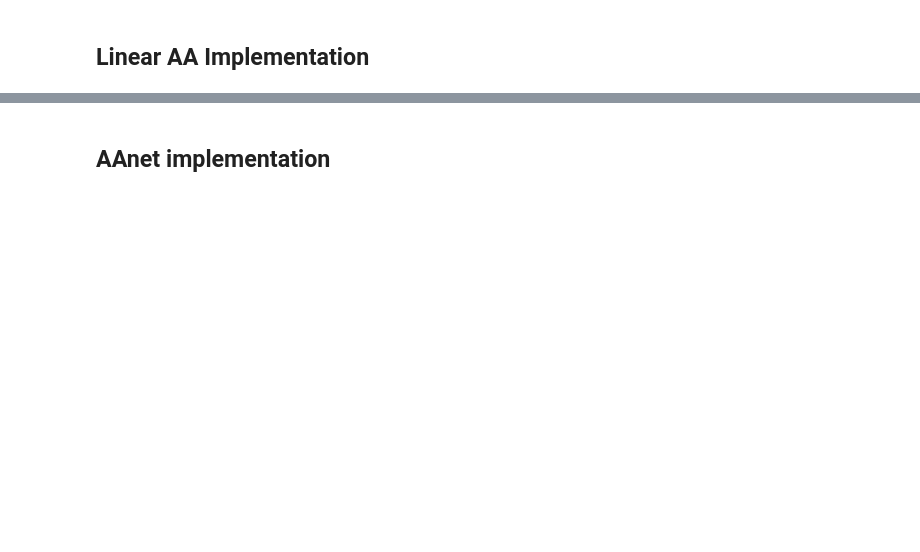
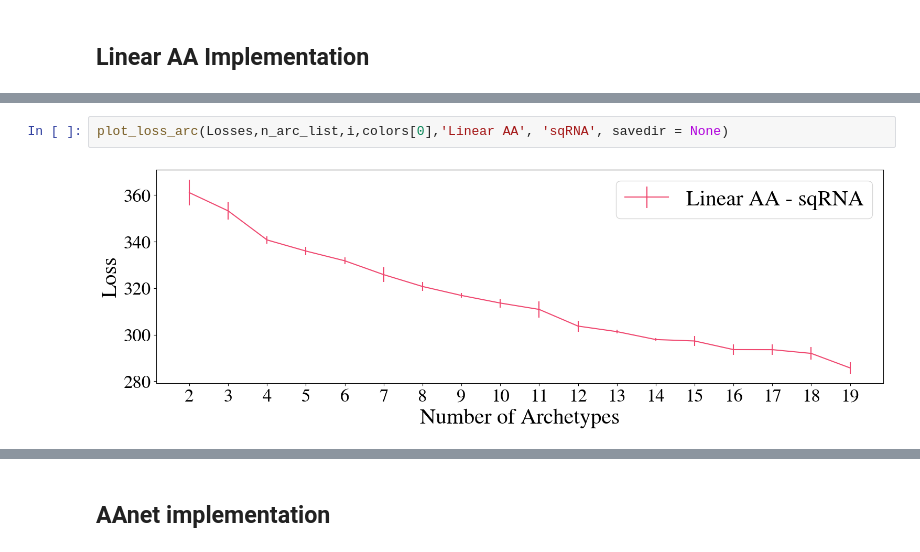
Before and after one commit to Emmsiiii/Deep-Learning-deep_archetypal_analysis, a Jupyter notebook: Project_final.ipynb, the cells around one changed output, grey strips where cells are left out. Cells and saved outputs as stored; diff of their text form; blank space fills up the shorter version.

```diff
--- a/Project_final.ipynb
+++ b/Project_final.ipynb
@@ -349,0 +443,4 @@ plt.show()
+# %%
+plot_loss_arc(Losses,n_arc_list,i,colors[0],'Linear AA', 'sqRNA', savedir = None)
+# %% [output]
+[figure, added]
```
Also changed, not shown: parts of 34 cells of this notebook, 24 other files.
